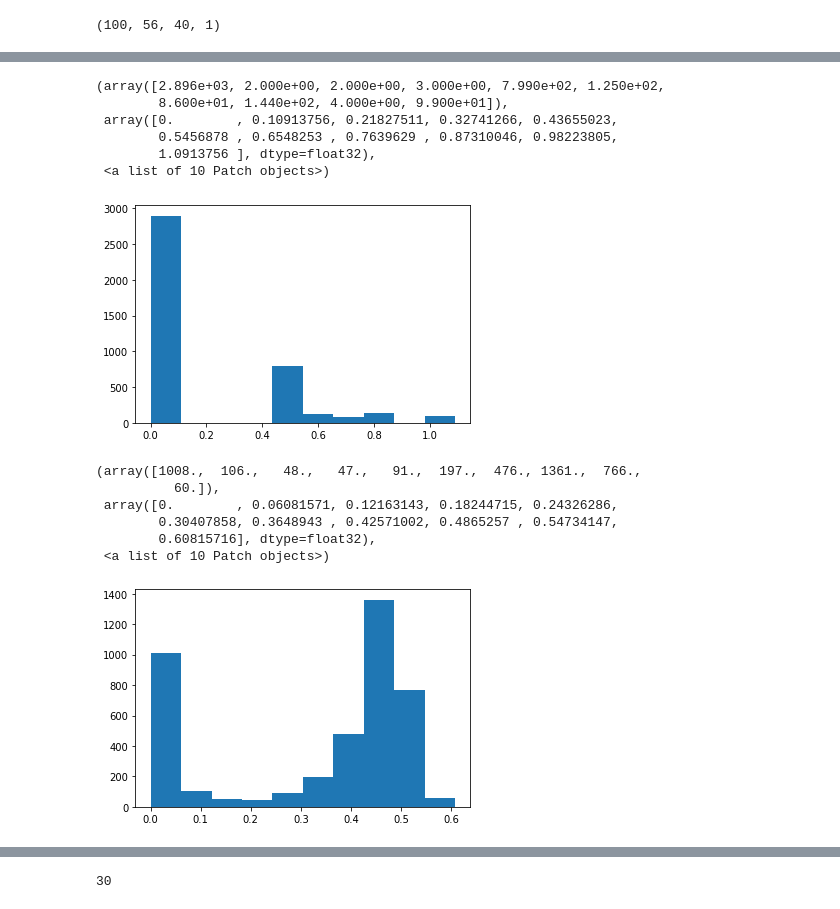
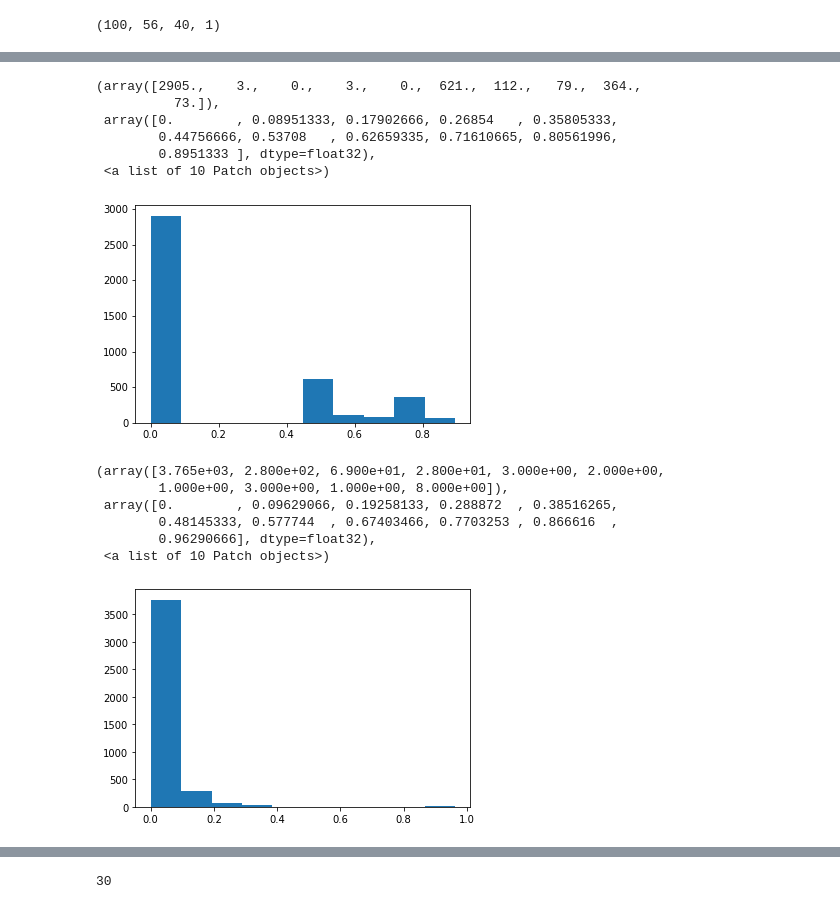
Before and after one commit to PranjalSahu/newrecon, a Jupyter notebook: recon1.ipynb, the cells around one changed output, grey strips where cells are left out. Drawn from its saved outputs; the diff is of its cells as text; code cells hidden in the pictures.

```diff
--- a/recon1.ipynb
+++ b/recon1.ipynb
@@ -393,10 +387,12 @@ valy   = []
 
 for i in range(1, 177):
     print(i)
-    volx = loadmat('/media/dril/ubuntudata/DBT-NEW/recons-noise/fbp_'+str(i)+'_3.mat', verify_compressed_data_integrity=False)
+    volx = loadmat('/media/dril/ubuntudata/DBT-NEW/recons-noise/fbp_'+str(i)+'_3_hann50.mat', verify_compressed_data_integrity=False)
+    #volx = loadmat('/media/dril/ubuntudata/DBT-NEW/recons/sart_cir_zero_'+str(i)+'.mat', verify_compressed_data_integrity=False)
     voly = loadmat('/media/dril/ubuntudata/DBT-NEW/attenuation_values_cropped/'+str(i)+'.mat')
 
     volx = volx['xfbp']
+    #volx = volx['xartt']
     voly = voly['head']
 
     #print(volx.shape, voly.shape)
@@ -471,6 +449,6 @@ print(valx.shape, valy.shape)
 # %%
 # For training the U-Net model
-checkpoint  = ModelCheckpoint(filepath='/media/dril/ubuntudata/DBT-NEW/models/model22-dril.h5',
+checkpoint  = ModelCheckpoint(filepath='/media/dril/ubuntudata/DBT-NEW/models/model23-dril.h5',
                               monitor='val_loss', period=10,
                               verbose=1, save_best_only=True, mode='min')
 model = unet_3d_prelu2()
@@ -596,0 +565,8 @@ print(result.shape, final_result.shape)
+# %%
+slicenum = random.randint(0, 23)
+index    = random.randint(0, 500)
+
+print(slicenum, index)
+plt.imshow(np.concatenate([valx[index, :, slicenum, :, 0],  result[index, :, slicenum, :, 0], valy[index, :, slicenum, :, 0]], axis=-1), cmap='gray')
+#plt.imshow(np.concatenate([valx[index, :, slicenum, :, 0],  result[index, :, slicenum, :, 0], valy[index, :, slicenum, :, 0]], axis=-1), cmap='gray')
+#plt.imshow(np.concatenate([valx[index, :, slicenum, :, 0],  diff_result[index, :, slicenum, :, 0], result[index, :, slicenum, :, 0], valy[index, :, slicenum, :, 0]], axis=-1), cmap='gray')
@@ -597,6 +593,3 @@ print(result.shape, final_result.shape)
 # %%
-slicenum = 10#random.randint(0, 40)
-print(slicenum)
-#index = random.randint(0, 500)
-plt.imshow(np.concatenate([valx[index, :, slicenum, :, 0],  result[index, :, slicenum, :, 0], valy[index, :, slicenum, :, 0]], axis=-1), cmap='gray')
+plt.imshow(np.concatenate([valx[index, :, slicenum, :, 0], diff_result[index, :, slicenum, :, 0], result[index, :, slicenum, :, 0], valy[index, :, slicenum, :, 0], temp1[index, :, slicenum, :, 0]], axis=-1), cmap='gray')
 # %% [output]
@@ -606,20 +616,20 @@ plt.imshow(np.concatenate([valx[index, :, slicenum, :, 0],  result[index, :, sli
 # %%
-plt.hist(valy[index, :, 12, :, 0].flatten())
+plt.hist(valy[index, :, slicenum, :, 0].flatten())
 # %% [output]
-(array([2.896e+03, 2.000e+00, 2.000e+00, 3.000e+00, 7.990e+02, 1.250e+02,
-        8.600e+01, 1.440e+02, 4.000e+00, 9.900e+01]),
- array([0.        , 0.10913756, 0.21827511, 0.32741266, 0.43655023,
-        0.5456878 , 0.6548253 , 0.7639629 , 0.87310046, 0.98223805,
-        1.0913756 ], dtype=float32),
+(array([2905.,    3.,    0.,    3.,    0.,  621.,  112.,   79.,  364.,
+          73.]),
+ array([0.        , 0.08951333, 0.17902666, 0.26854   , 0.35805333,
+        0.44756666, 0.53708   , 0.62659335, 0.71610665, 0.80561996,
+        0.8951333 ], dtype=float32),
  <a list of 10 Patch objects>)
-[figure, old version]
+[figure, new version]
 # %%
-plt.hist(valx[index, :, 12, :, 0].flatten())
+plt.hist(diff_result[index, :, slicenum, :, 0].flatten())
 # %% [output]
-(array([1008.,  106.,   48.,   47.,   91.,  197.,  476., 1361.,  766.,
-          60.]),
- array([0.        , 0.06081571, 0.12163143, 0.18244715, 0.24326286,
-        0.30407858, 0.3648943 , 0.42571002, 0.4865257 , 0.54734147,
-        0.60815716], dtype=float32),
+(array([3.765e+03, 2.800e+02, 6.900e+01, 2.800e+01, 3.000e+00, 2.000e+00,
+        1.000e+00, 3.000e+00, 1.000e+00, 8.000e+00]),
+ array([0.        , 0.09629066, 0.19258133, 0.288872  , 0.38516265,
+        0.48145333, 0.577744  , 0.67403466, 0.7703253 , 0.866616  ,
+        0.96290666], dtype=float32),
  <a list of 10 Patch objects>)
-[figure, old version]
+[figure, new version]
```
Also changed, not shown: parts of 17 cells of this notebook.
